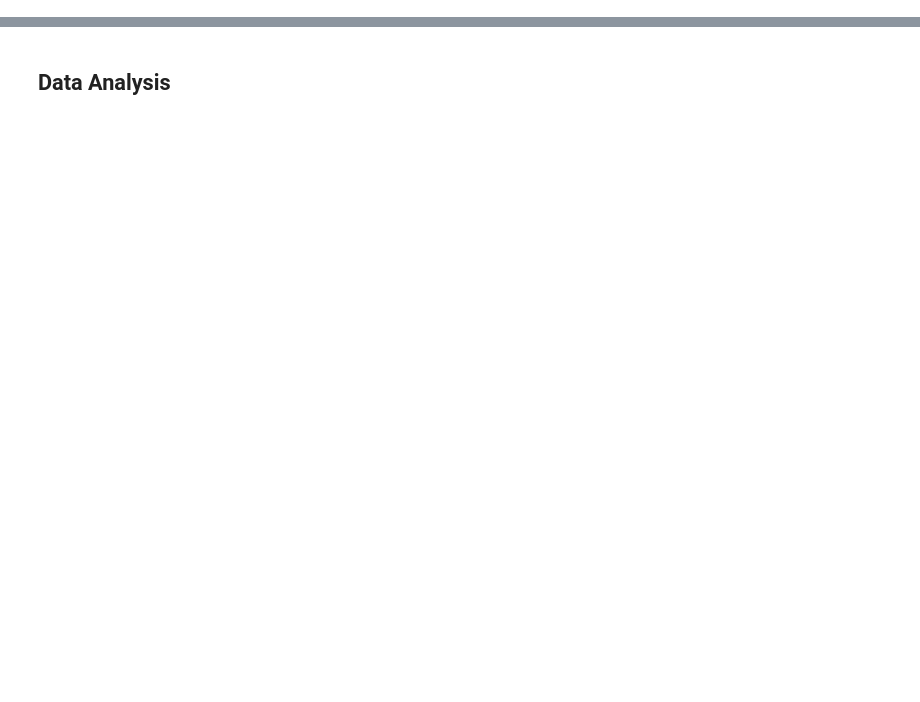
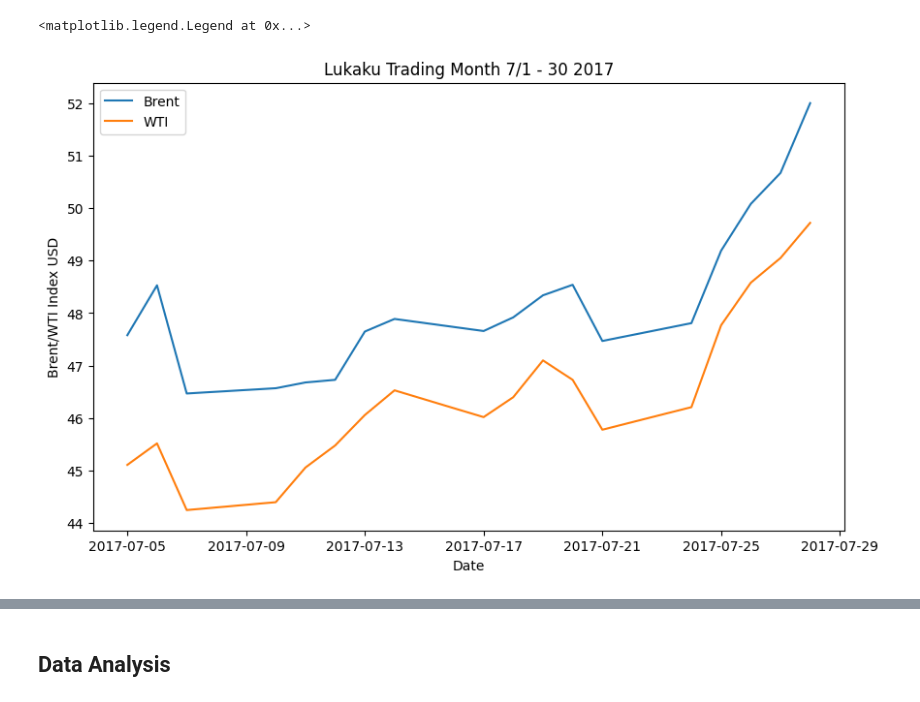
Before and after one commit to visheshnarayan/oil-futures-event-arbitrage, a Jupyter notebook: vishesh_brent_wti.ipynb, the cells around one changed output, grey strips where cells are left out. Cells and saved outputs as stored; diff of their text form; code cells hidden in the pictures; blank space fills up the shorter version.

```diff
--- a/vishesh_brent_wti.ipynb
+++ b/vishesh_brent_wti.ipynb
@@ -240,0 +35,11 @@ plt.legend()
+# %%
+# load in df
+df = pd.read_excel("./data/PET_PRI_SPT_S1_D.xls", sheet_name=1)
+
+# preprocessing
+df = df.drop(df.index[:2], axis=0) # drop first two rows with uneccessary data
+df.columns = ["time", "wti", "brent"] # rename columns
+df = df.set_index("time") # use time series as index
+df = df.dropna(axis=0) # drop nan
+
+df
@@ -240,0 +66,6 @@ plt.legend()
+# %%
+df.loc[:, "brent_return"] = df["brent"].pct_change() # daily percentage change brent
+df.loc[:, "wti_return"] = df["wti"].pct_change() # daily percentage change brent
+
+print(df["brent_return"].describe())
+print(df["wti_return"].describe())
@@ -240,0 +215,14 @@ plt.legend()
+# %%
+# july 2017, lukaku trading month
+lukaku = df.loc["2017-07-01":"2017-07-30"]
+
+plt.figure(figsize=(10,6))
+plt.title("Lukaku Trading Month 7/1 - 30 2017")
+plt.xlabel("Date")
+plt.ylabel("Brent/WTI Index USD")
+plt.plot(lukaku.index, lukaku["brent"], label="Brent")
+plt.plot(lukaku.index, lukaku["wti"], label="WTI")
+plt.legend()
+# %% [output]
+<matplotlib.legend.Legend at 0x...>
+[figure, added]
```
Also changed, not shown: parts of 202 cells of this notebook.
